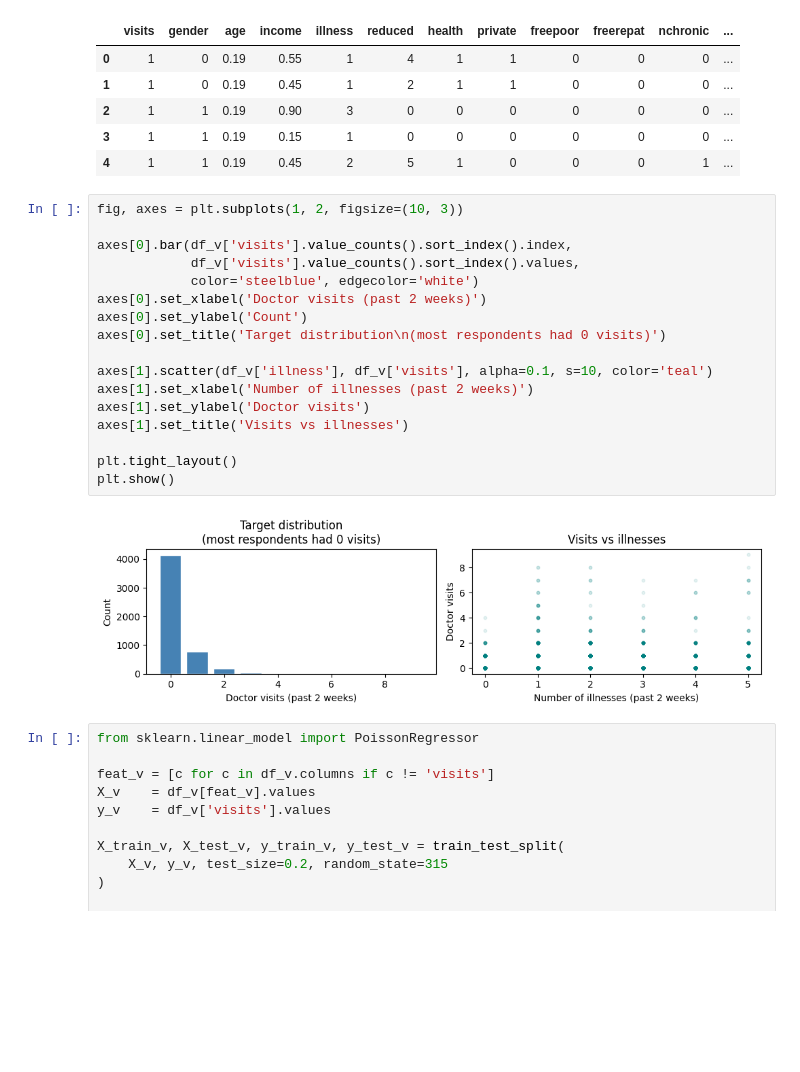
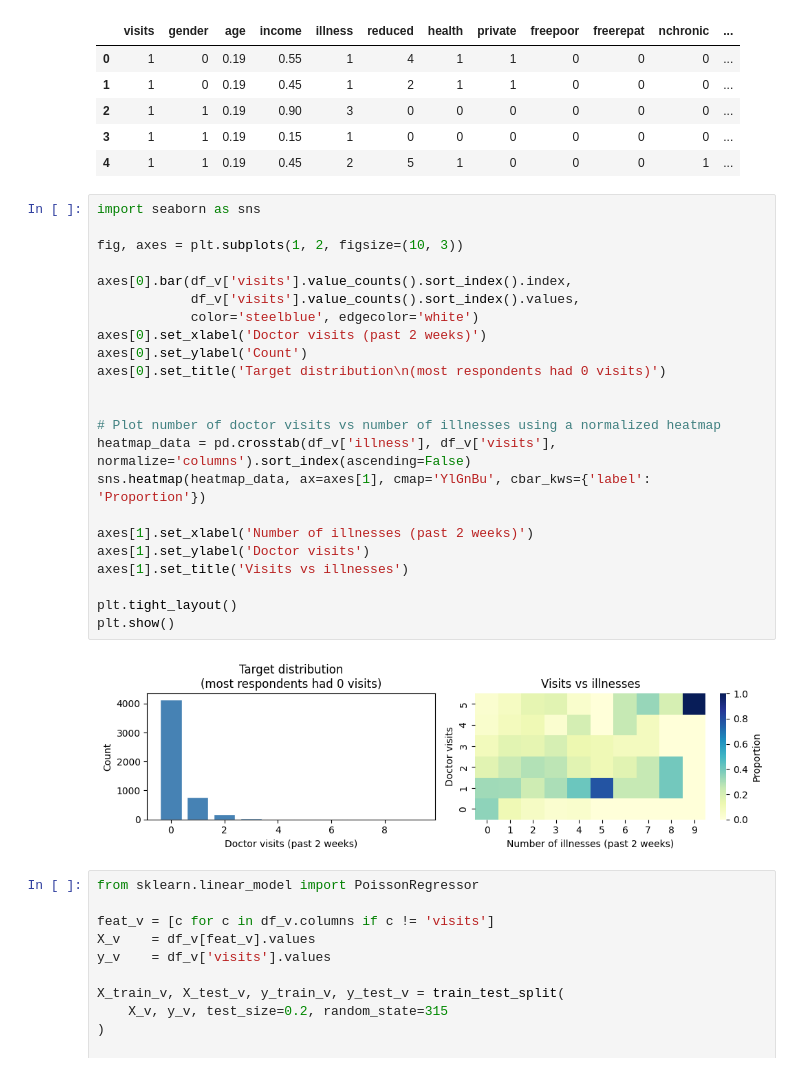
Before and after one commit to gperdrizet/fullstack-2605, a Jupyter notebook: unit-3/lesson-19/lesson-19-demo-models.ipynb, the cells around one changed output. Drawn from its saved outputs; the diff is of its cells as text; blank space fills up the shorter version.

Commit message:
Fixed feature & label scaling experiments, improved plots

```diff
--- a/unit-3/lesson-19/lesson-19-demo-models.ipynb
+++ b/unit-3/lesson-19/lesson-19-demo-models.ipynb
@@ -501,24 +606,30 @@ visits
 | 3 | 1 | 1 | 0.19 | 0.15 | 1 | 0 | 0 | 0 | 0 | 0 | 0 | ... |
 | 4 | 1 | 1 | 0.19 | 0.45 | 2 | 5 | 1 | 0 | 0 | 0 | 1 | ... |
 # %%
+import seaborn as sns
+
 fig, axes = plt.subplots(1, 2, figsize=(10, 3))
 
 axes[0].bar(df_v['visits'].value_counts().sort_index().index,
             df_v['visits'].value_counts().sort_index().values,
             color='steelblue', edgecolor='white')
 axes[0].set_xlabel('Doctor visits (past 2 weeks)')
 axes[0].set_ylabel('Count')
 axes[0].set_title('Target distribution\n(most respondents had 0 visits)')
 
-axes[1].scatter(df_v['illness'], df_v['visits'], alpha=0.1, s=10, color='teal')
+
+# Plot number of doctor visits vs number of illnesses using a normalized heatmap
+heatmap_data = pd.crosstab(df_v['illness'], df_v['visits'], normalize='columns').sort_index(ascending=False)
+sns.heatmap(heatmap_data, ax=axes[1], cmap='YlGnBu', cbar_kws={'label': 'Proportion'})
+
 axes[1].set_xlabel('Number of illnesses (past 2 weeks)')
 axes[1].set_ylabel('Doctor visits')
 axes[1].set_title('Visits vs illnesses')
 
 plt.tight_layout()
 plt.show()
 # %% [output]
-[figure, old version]
+[figure, new version]
 # %%
 from sklearn.linear_model import PoissonRegressor
 
```
Also changed, not shown: parts of 19 cells of this notebook.
